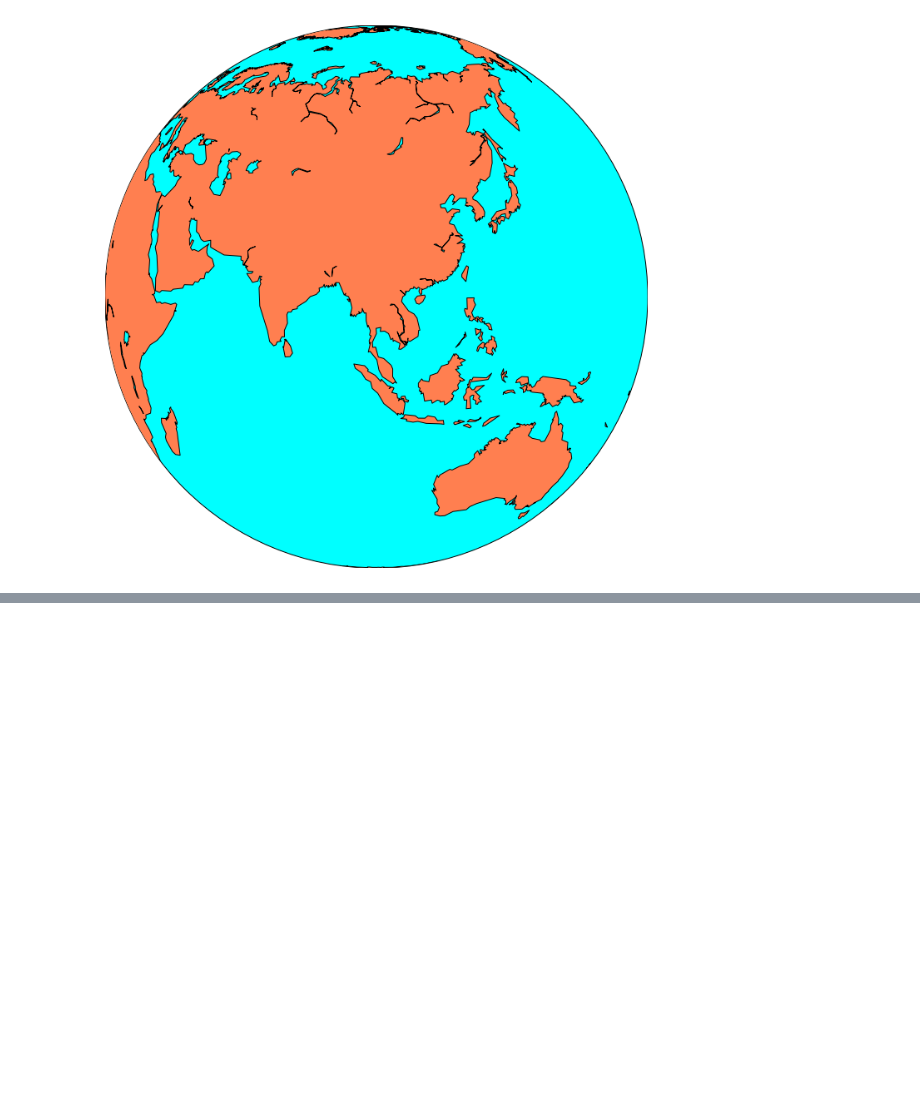
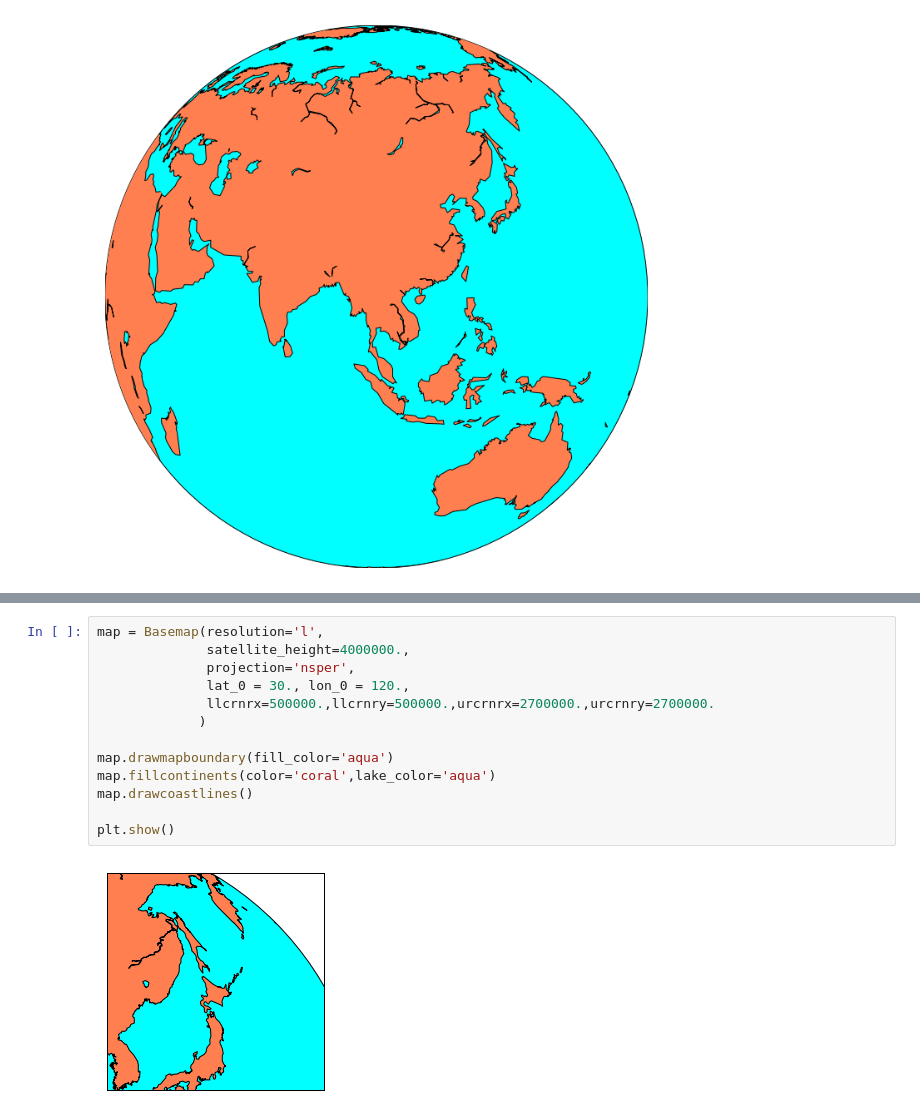
Before and after one commit to Brainor/Fudan-Data_Visualization, a Jupyter notebook: HW3/Basemap_test.ipynb, the cells around one changed output, grey strips where cells are left out. Drawn from its saved outputs; the diff is of its cells as text; blank space fills up the shorter version.

```diff
--- a/HW3/Basemap_test.ipynb
+++ b/HW3/Basemap_test.ipynb
@@ -41,0 +69,15 @@ plt.show()
+# %%
+map = Basemap(resolution='l',
+              satellite_height=4000000.,
+              projection='nsper',
+              lat_0 = 30., lon_0 = 120.,
+              llcrnrx=500000.,llcrnry=500000.,urcrnrx=2700000.,urcrnry=2700000.
+             )
+
+map.drawmapboundary(fill_color='aqua')
+map.fillcontinents(color='coral',lake_color='aqua')
+map.drawcoastlines()
+
+plt.show()
+# %% [output]
+[figure, added]
```
Also changed, not shown: parts of 7 cells of this notebook, 27 other files.
